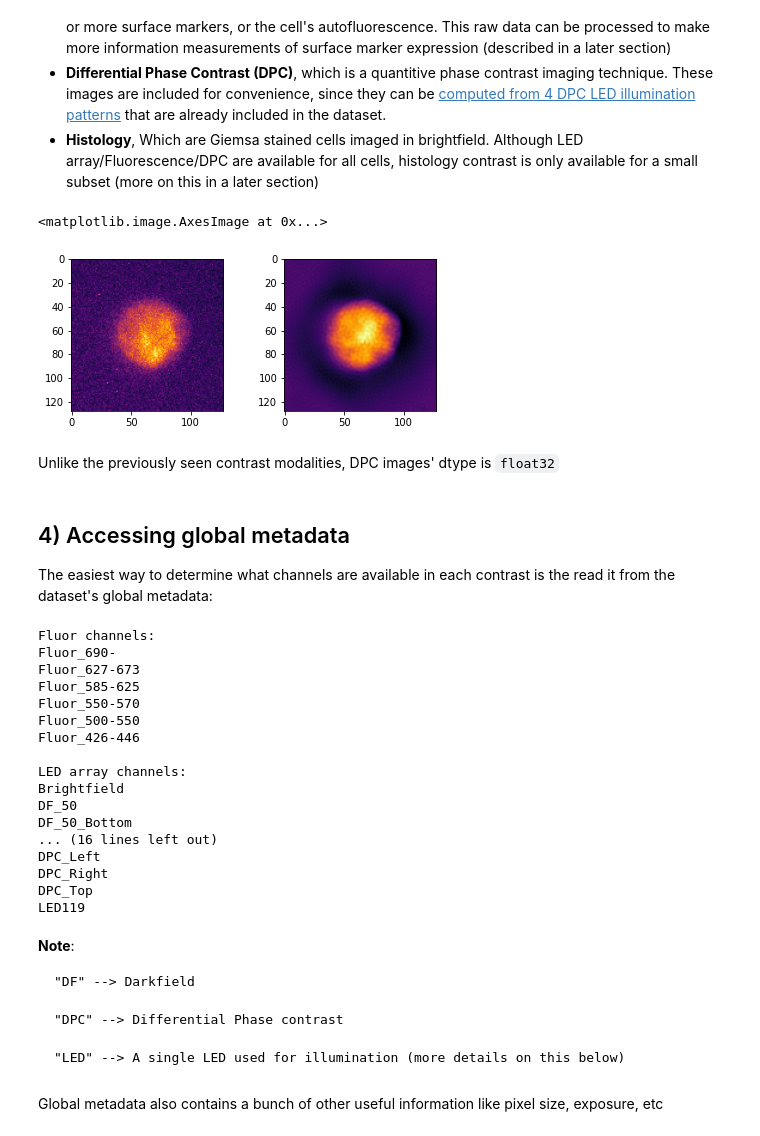
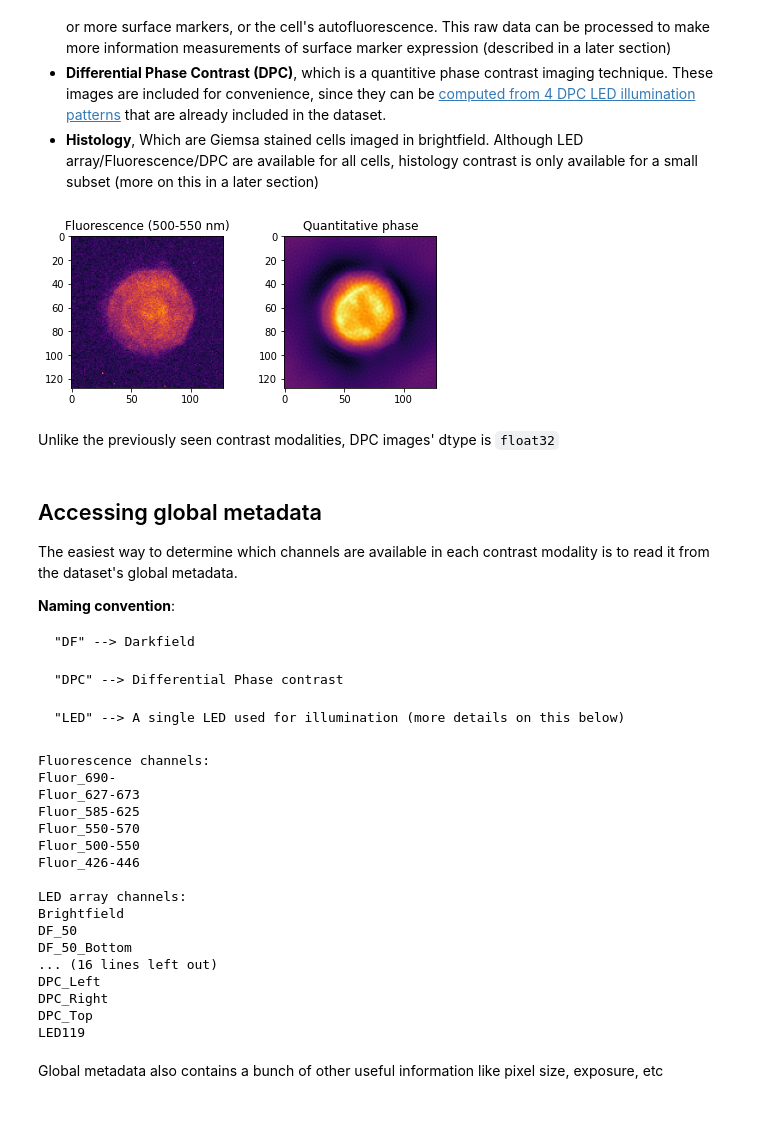
Before and after one commit to Waller-Lab/BSCCM, a Jupyter notebook: Getting_started.ipynb, the cells around one changed output. Drawn from its saved outputs; the diff is of its cells as text; code cells hidden in the pictures.

```diff
--- a/Getting_started.ipynb
+++ b/Getting_started.ipynb
@@ -40,0 +38,12 @@ BSCCM Opened
+# %%
+from bsccm import BSCCM
+import numpy as np
+import matplotlib.pyplot as plt
+
+data_root = '/home/hpinkard_waller/2tb_ssd/BSCCM/'
+# data_root = '/home/hpinkard_waller/2tb_ssd/BSCCM-tiny/'
+# data_root = '/home/hpinkard_waller/2tb_ssd/BSCCM-coherent/'
+# data_root = '/home/hpinkard_waller/2tb_ssd/BSCCM-coherent-tiny/'
+# data_root = '/home/hpinkard_waller/2tb_ssd/BSCCMNIST/'
+
+dataset = BSCCM(data_root)
@@ -56,0 +58,5 @@ plt.imshow(brightfield, cmap='inferno')
+# %%
+valid_indices = dataset.get_indices()
+first_index = valid_indices[0]
+image = dataset.read_image(first_index, contrast_type='led_array', channel='DPC_Left')
+plt.imshow(image, cmap='inferno')
@@ -77,30 +88,39 @@ Besides LED array illumination, BSCCM also contains other contrast modalities:
  - **Differential Phase Contrast (DPC)**, which is a quantitive phase contrast imaging technique. These images are included for convenience, since they can be [computed from 4 DPC LED illumination patterns](https://doi.org/10.1364/OE.23.011394) that are already included in the dataset.
  - **Histology**, Which are Giemsa stained cells imaged in brightfield. Although LED array/Fluorescence/DPC are available for all cells, histology contrast is only available for a small subset (more on this in a later section)
 # %%
-fluor_image = bsccm.read_image(5, contrast_type='fluor', channel='Fluor_500-550')
-dpc_image = bsccm.read_image(5, contrast_type='dpc') #no channel for this one
+fluor_image = dataset.read_image(first_index, contrast_type='fluor', channel='Fluor_500-550')
+dpc_image = dataset.read_image(first_index, contrast_type='dpc') #no channel for this one
 
 fig, ax = plt.subplots(1,2, figsize=(7, 2.8))
-ax[0].imshow(fluor_image, cmap='inferno')
-ax[1].imshow(dpc_image, cmap='inferno')
+_ = ax[0].imshow(fluor_image, cmap='inferno')
+_ = ax[0].set_title('Fluorescence (500-550 nm)')
+_ = ax[1].imshow(dpc_image, cmap='inferno')
+_ = ax[1].set_title('Quantitative phase')
 # %% [output]
-<matplotlib.image.AxesImage at 0x...>
-[figure, old version]
+[figure, new version]
 # %% [markdown]
 Unlike the previously seen contrast modalities, DPC images' dtype is `float32`
 # %% [markdown]
-## 4) Accessing global metadata
-The easiest way to determine what channels are available in each contrast is the read it from the dataset's global metadata:
+## Accessing global metadata
+The easiest way to determine which channels are available in each contrast modality is to read it from the dataset's global metadata.
+
+**Naming convention**:
+
+    "DF" --> Darkfield
+
+    "DPC" --> Differential Phase contrast
+
+    "LED" --> A single LED used for illumination (more details on this below)
 # %%
-print('Fluor channels:')
-for name in bsccm.global_metadata['fluorescence']['channel_names']:
+print('Fluorescence channels:')
+for name in dataset.global_metadata['fluorescence']['channel_names']:
     print(name)
 
 print('\nLED array channels:')
-for name in bsccm.global_metadata['led_array']['channel_names']:
+for name in dataset.global_metadata['led_array']['channel_names']:
     print(name)
 # %% [output]
-Fluor channels:
+Fluorescence channels:
 Fluor_690-
 Fluor_627-673
 Fluor_585-625
@@ -117,14 +137,6 @@ DPC_Left
 DPC_Right
 DPC_Top
 LED119
-# %% [markdown]
-**Note**:
-
-    "DF" --> Darkfield
-
-    "DPC" --> Differential Phase contrast
-
-    "LED" --> A single LED used for illumination (more details on this below)
 # %% [markdown]
 Global metadata also contains a bunch of other useful information like pixel size, exposure, etc
 # %%
```
Also changed, not shown: parts of 38 cells of this notebook, 7 other files.
